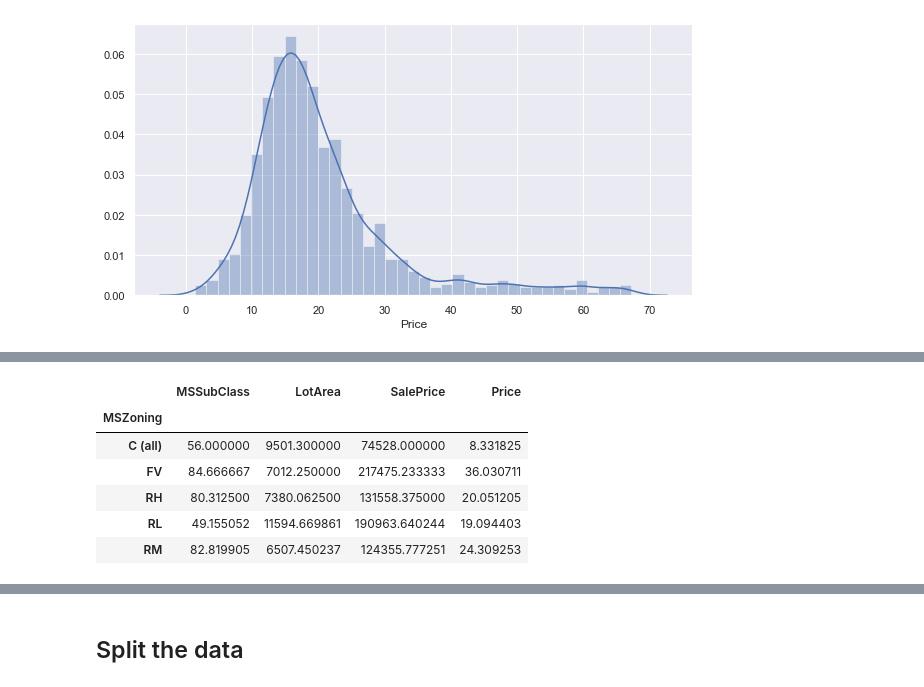
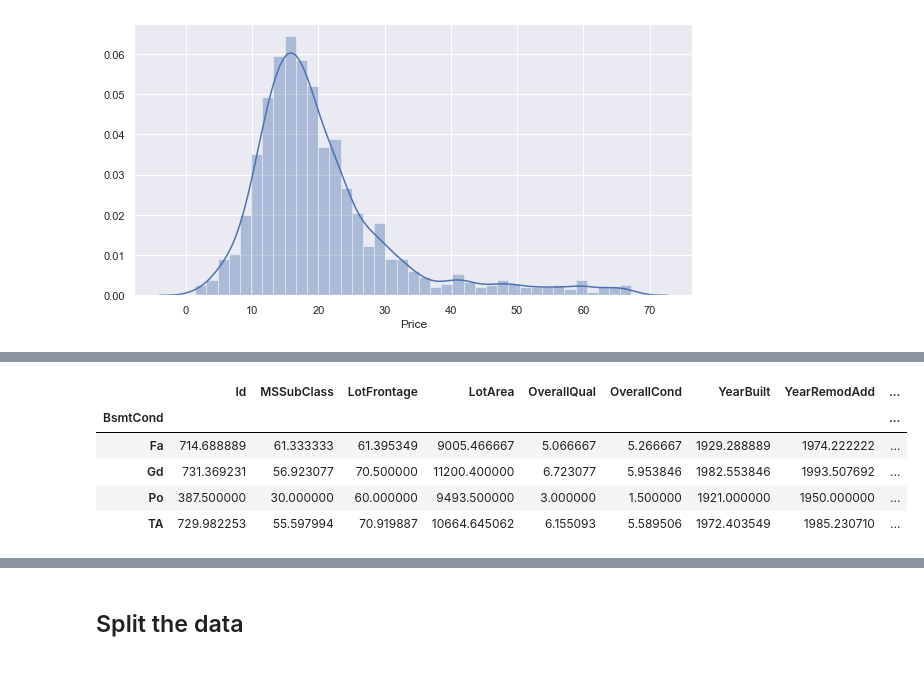
Before and after one commit to Jafarpisheh/HousePrices, a Jupyter notebook: HousePrices.ipynb, the cells around one changed output, grey strips where cells are left out. Drawn from its saved outputs; the diff is of its cells as text; code cells hidden in the pictures.

```diff
--- a/HousePrices.ipynb
+++ b/HousePrices.ipynb
@@ -11,4 +18,5 @@ from sklearn.metrics import mean_absolute_error
 # %% [markdown]
 # Load the data
 # %%
-df_raw = pd.read_csv('data/train.csv')
+df_train = pd.read_csv('data/train.csv')
+df_test = pd.read_csv('data/test.csv')
@@ -31,2 +25,2 @@ df_temp = df_raw[selected_columns]
 # %%
-df_temp['Price'] = df_temp.SalePrice/df_temp.LotArea
+df_train['Price'] = df_train.SalePrice/df_train.LotArea
@@ -46,7 +31,7 @@ sns.distplot(df_temp.Price);
 [figure]
 # %%
 # Remove the outliers
-q = df_temp.Price.quantile(0.99)
-df_temp = df_temp[df_temp.Price<q]
+q = df_train.Price.quantile(0.99)
+df_train = df_train[df_train.Price<q]
 # %%
 plt.figure(figsize=(10,5))
@@ -85,14 +41,13 @@ dtype: int64
 # %%
-df_group = df_temp.groupby('MSZoning').mean()
+df_group = df_train.groupby('BsmtCond').mean()
 df_group
 # %% [output]
-|  | MSSubClass | LotArea | SalePrice | Price |
-| MSZoning |  |  |  |  |
-| C (all) | 56.000000 | 9501.300000 | 74528.000000 | 8.331825 |
-| FV | 84.666667 | 7012.250000 | 217475.233333 | 36.030711 |
-| RH | 80.312500 | 7380.062500 | 131558.375000 | 20.051205 |
-| RL | 49.155052 | 11594.669861 | 190963.640244 | 19.094403 |
-| RM | 82.819905 | 6507.450237 | 124355.777251 | 24.309253 |
+|  | Id | MSSubClass | LotFrontage | LotArea | OverallQual | OverallCond | YearBuilt | YearRemodAdd | ... |
+| BsmtCond |  |  |  |  |  |  |  |  | ... |
+| Fa | 714.688889 | 61.333333 | 61.395349 | 9005.466667 | 5.066667 | 5.266667 | 1929.288889 | 1974.222222 | ... |
+| Gd | 731.369231 | 56.923077 | 70.500000 | 11200.400000 | 6.723077 | 5.953846 | 1982.553846 | 1993.507692 | ... |
+| Po | 387.500000 | 30.000000 | 60.000000 | 9493.500000 | 3.000000 | 1.500000 | 1921.000000 | 1950.000000 | ... |
+| TA | 729.982253 | 55.597994 | 70.919887 | 10664.645062 | 6.155093 | 5.589506 | 1972.403549 | 1985.230710 | ... |
 # %%
 plt.figure(figsize=(15,8))
 sns.barplot(df_group.index, df_group.Price, order = df_group.sort_values('Price').index, palette='rocket');
```
Also changed, not shown: parts of 40 cells of this notebook.
